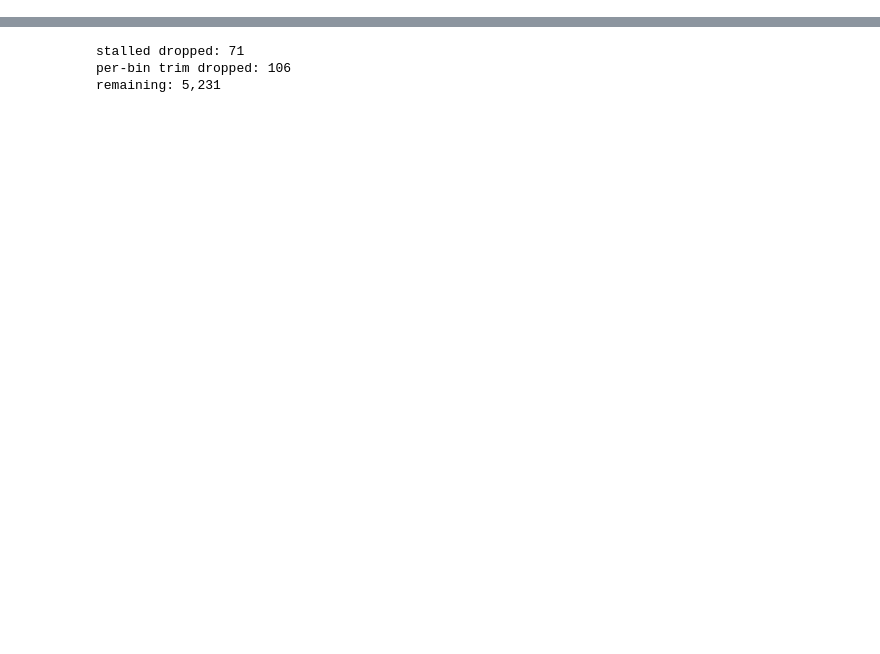
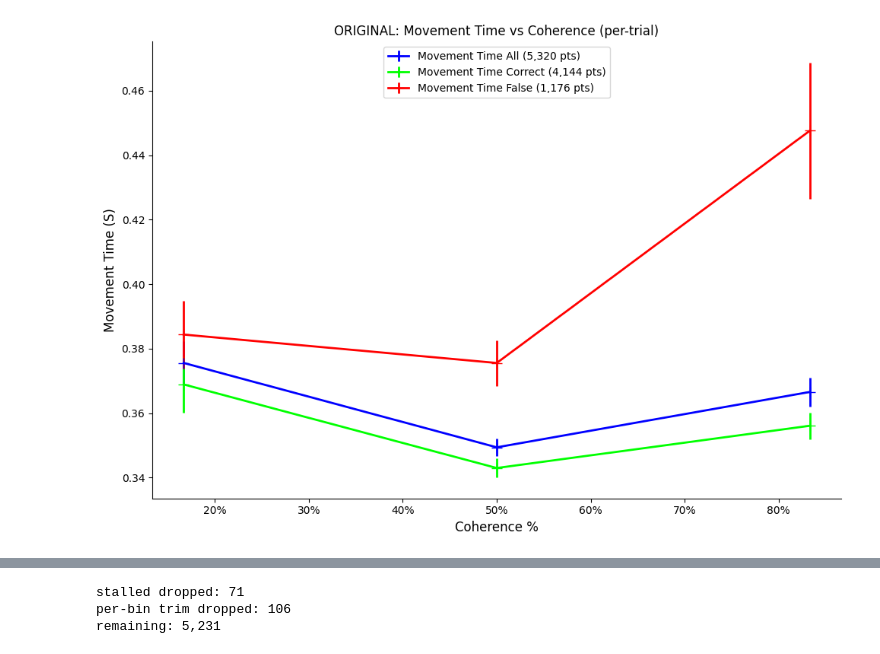
Before and after one commit to farrahabulkhair/fast_slow_changeofmind, a Jupyter notebook: movement_time_vs_coherence.ipynb, the cells around one changed output, grey strips where cells are left out. Saved outputs shown, nothing was run; the diff lists cells and outputs as text; code cells hidden in the pictures; blank space fills up the shorter version.

```diff
--- a/movement_time_vs_coherence.ipynb
+++ b/movement_time_vs_coherence.ipynb
@@ -12,0 +211,27 @@ Three figures, in order:
+# %%
+colors_orig = {
+    "Movement Time All":     "blue",
+    "Movement Time Correct": "lime",
+    "Movement Time False":   "red",
+}
+fig_orig, ax_orig = plt.subplots(figsize=(10, 7))
+for name, sub in series_orig.items():
+    s = sub.groupby("Bin").apply(stats, include_groups=False).sort_index()
+    n_total = len(sub)
+    ax_orig.errorbar(BIN_MIDS_PCT, s["mean"].values, yerr=s["sem"].values,
+                     fmt="-+", capsize=0, linewidth=2, markersize=10,
+                     color=colors_orig[name],
+                     label=f"{name} ({n_total:,} pts)")
+ax_orig.set_xlabel("Coherence %", fontsize=12)
+ax_orig.set_ylabel("Movement Time (S)", fontsize=12)
+ax_orig.set_xticks(np.arange(20, 90, 10))
+ax_orig.set_xticklabels([f"{t}%" for t in np.arange(20, 90, 10)])
+ax_orig.spines["top"].set_visible(False)
+ax_orig.spines["right"].set_visible(False)
+ax_orig.legend(loc="upper center", frameon=True, fontsize=10)
+ax_orig.set_title("ORIGINAL: Movement Time vs Coherence (per-trial)")
+plt.tight_layout()
+plt.savefig(HERE / "movement_time_vs_coherence_orig.png", dpi=150)
+plt.show()
+# %% [output]
+[figure, added]
```
Also changed, not shown: parts of 64 cells of this notebook, 9 other files.
